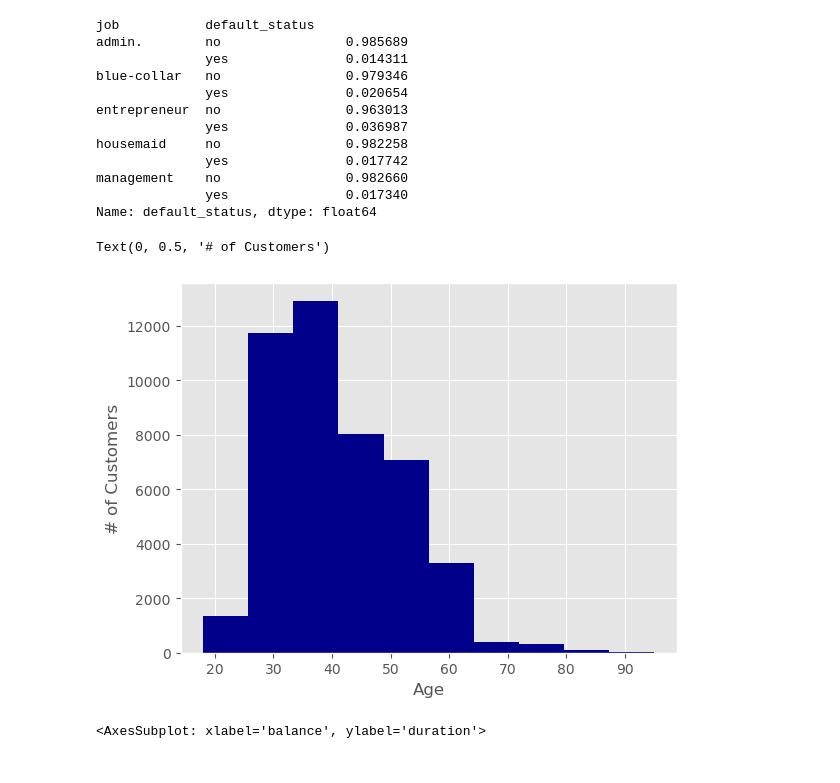
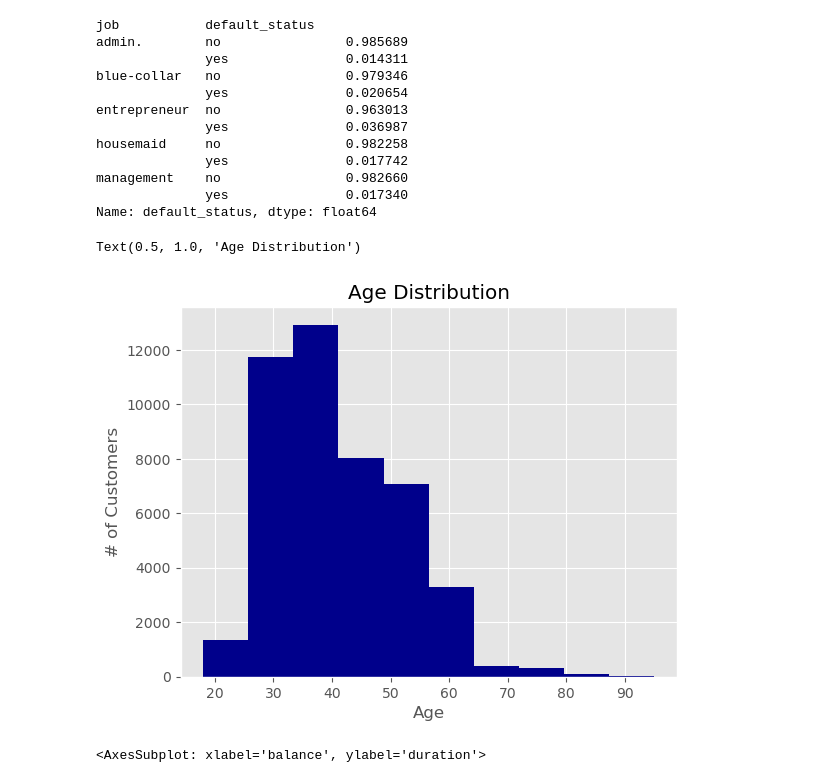
Before and after one commit to CoolBeansProgramming/Bank-Marketing-Campaign, a Jupyter notebook: main.ipynb, the cells around one changed output. Cells and saved outputs as stored; diff of their text form; code cells hidden in the pictures.

Commit message:
update graphs

```diff
--- a/main.ipynb
+++ b/main.ipynb
@@ -195,14 +195,15 @@ Name: default_status, dtype: float64
 # %%
 # Distribution of customer age
 
 fig, ax =plt.subplots()
 
 ax.hist(df['age'], color='darkblue')
 ax.set_xlabel('Age')
 ax.set_ylabel('# of Customers')
+ax.set_title('Age Distribution')
 # %% [output]
-Text(0, 0.5, '# of Customers')
+Text(0.5, 1.0, 'Age Distribution')
-[figure, old version]
+[figure, new version]
 # %%
 hue_colors = {'yes': 'red', 'no': '#efefef'}
 sns.scatterplot(x='balance', y='duration', data=df, hue='default_status', palette=hue_colors, hue_order = ['yes','no'])
```
Also changed, not shown: parts of 8 cells of this notebook.
